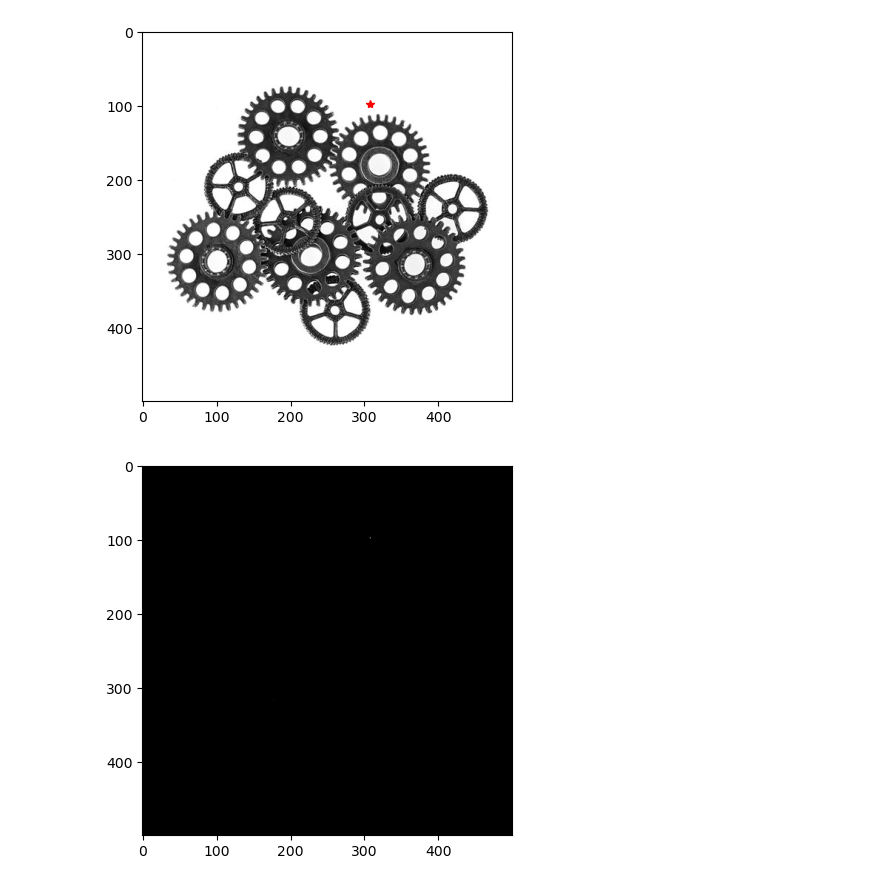
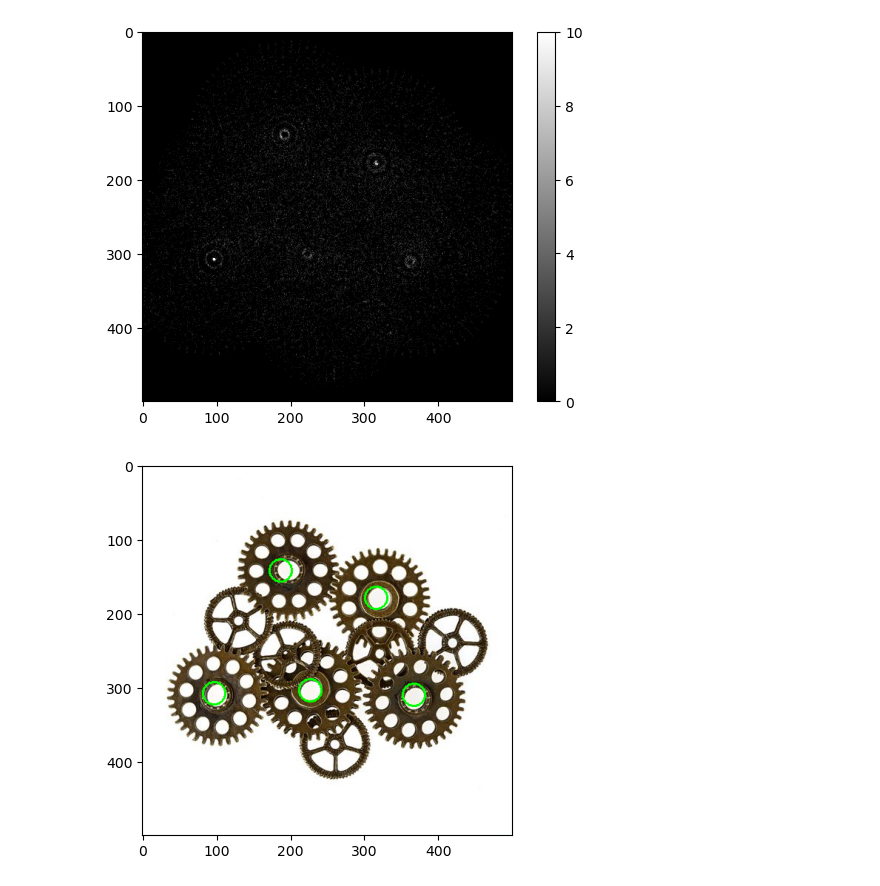
Before and after one commit to KrzysztofGG/ZAW, a Jupyter notebook: lab9/lab9.ipynb, the cells around one changed output. Saved outputs shown, nothing was run; the diff lists cells and outputs as text; code cells hidden in the pictures.

```diff
--- a/lab9/lab9.ipynb
+++ b/lab9/lab9.ipynb
@@ -91,7 +95,6 @@ def get_R_table(imgG):
 
     return R_table
 # %%
-trybik = cv2.imread('trybik.jpg', cv2.IMREAD_GRAYSCALE)
-R_table = get_R_table(trybik)
-for i, x in enumerate(R_table):
-    print(f"{i}: {x}")
+trybik = cv2.imread('trybik.jpg')
+trybikG = cv2.cvtColor(trybik, cv2.COLOR_BGR2GRAY)
+R_table = get_R_table(trybikG)
@@ -116,30 +101,63 @@ for i, x in enumerate(R_table):
 # %%
-trybiki2 = cv2.imread('trybiki2.jpg', cv2.IMREAD_GRAYSCALE)
-# trybiki2G = cv2.cvtColor(trybiki2, cv2.COLOR_BGR2GRAY)
+trybiki2_orig = cv2.imread('trybiki2.jpg')
+
+
+# trybiki2 = cv2.imread('trybiki2.jpg', cv2.IMREAD_GRAYSCALE)
+trybiki2 = cv2.cvtColor(trybiki2_orig, cv2.COLOR_BGR2GRAY)
 
 # R_table = get_R_table(trybiki2)
 sobelx2, sobely2 = get_gradients(trybiki2)
-magnitude, gradient_ori = get_gradient_values(sobelx2, sobely2)
+magnitude2, gradient_ori2 = get_gradient_values(sobelx2, sobely2)
+# magnitude, _ = get_gradient_values(sobelx2, sobely2)
+# gradient_ori = np.arctan2(sobely2, sobelx2) * (180/np.pi) % 360
 
-H = np.zeros_like(trybiki2).astype(np.float32)
-
+hough_space = np.zeros(trybiki2.shape)
 for y in range(trybiki2.shape[0]):
     for x in range(trybiki2.shape[1]):
-        if magnitude[y, x] > 0.5:
-            orientation  =int(gradient_ori[y, x])
-            for r, fi in R_table[orientation]:
-                x1 = int(-r*np.cos(fi) + x)
-                y1 = int(-r*np.sin(fi) + y)
-                if 0 < x1 < H.shape[1] and 0 < y1 < H.shape[0]:
-                    H[x1, y1] += 1
+        if magnitude2[y, x] > 0.5:
+            gradient_angle = int(gradient_ori2[y, x])
+            for r, theta in R_table[gradient_angle]:
+                x1 = int(x - r * np.cos(np.deg2rad(theta)))
+                y1 = int(y - r * np.sin(np.deg2rad(theta)))
+                if 0 <= x1 < hough_space.shape[1] and 0 <= y1 < hough_space.shape[0]:
+                    hough_space[y1, x1] += 1
 
-m_y, m_x = np.where(H.max() == H)
-plt.plot([m_x], [m_y], '*', color='r')
+plt.imshow(hough_space, cmap='gray', vmax=10)
+plt.colorbar()
+plt.show()
 
-plt.imshow(trybiki2, 'gray')
-plt.show()
-plt.imshow(H, 'gray')
-plt.show()
+# H = np.zeros_like(trybiki2).astype(np.float32)
+
+# for y in range(trybiki2.shape[0]):
+#     for x in range(trybiki2.shape[1]):
+#         if magnitude[y, x] > 0.5:
+#             orientation  =int(gradient_ori[y, x])
+#             for r, fi in R_table[orientation]:
+#                 x1 = int(-r*np.cos(fi) + x)
+#                 y1 = int(-r*np.sin(fi) + y)
+#                 if 0 < x1 < H.shape[1] and 0 < y1 < H.shape[0]:
+#                     H[x1, y1] += 1
+
+# m_y, m_x = np.where(H.max() == H)
+# plt.plot([m_x], [m_y], '*', color='r')
+
+# plt.imshow(trybiki2, 'gray')
+# plt.show()
+# plt.imshow(H, 'gray')
+# plt.show()
 # %% [output]
-[figure, old version]
+[figure, new version]
-[figure, removed]
+# %%
+img_cpy = trybiki2_orig.copy()
+
+for i in range(5):
+    y, x = np.where(hough_space == np.max(hough_space))
+    y, x = y[0], x[0]
+    cv2.circle(img_cpy, (x, y), 15, (0, 255, 0), 2)
+    hough_space[y-80:y+80, x-80:x+80] = 0
+    hough_space = cv2.GaussianBlur(hough_space, (5, 5), 0)
+
+plt.imshow(cv2.cvtColor(img_cpy, cv2.COLOR_BGR2RGB))
+plt.show()
+# %% [output]
+[figure, added]
```
Also changed, not shown: parts of 3 cells of this notebook, 2 other files.
